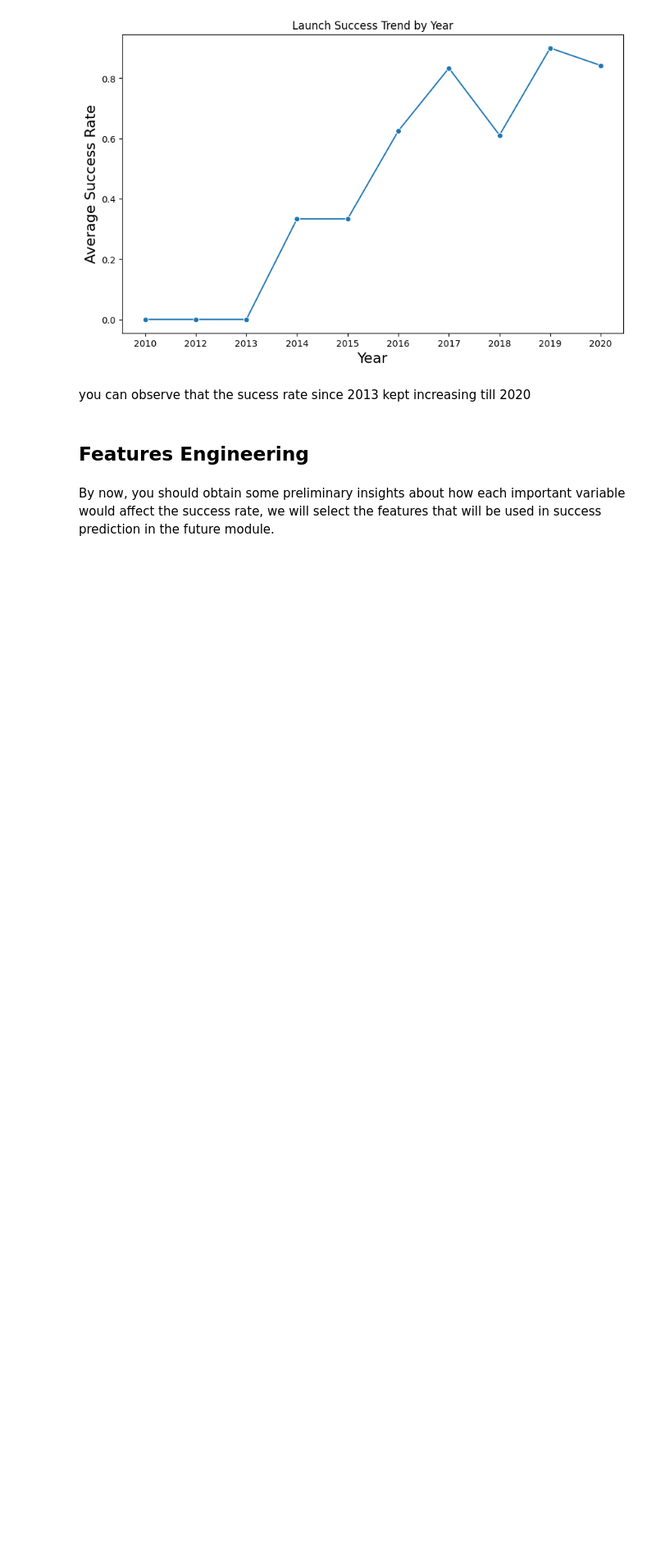
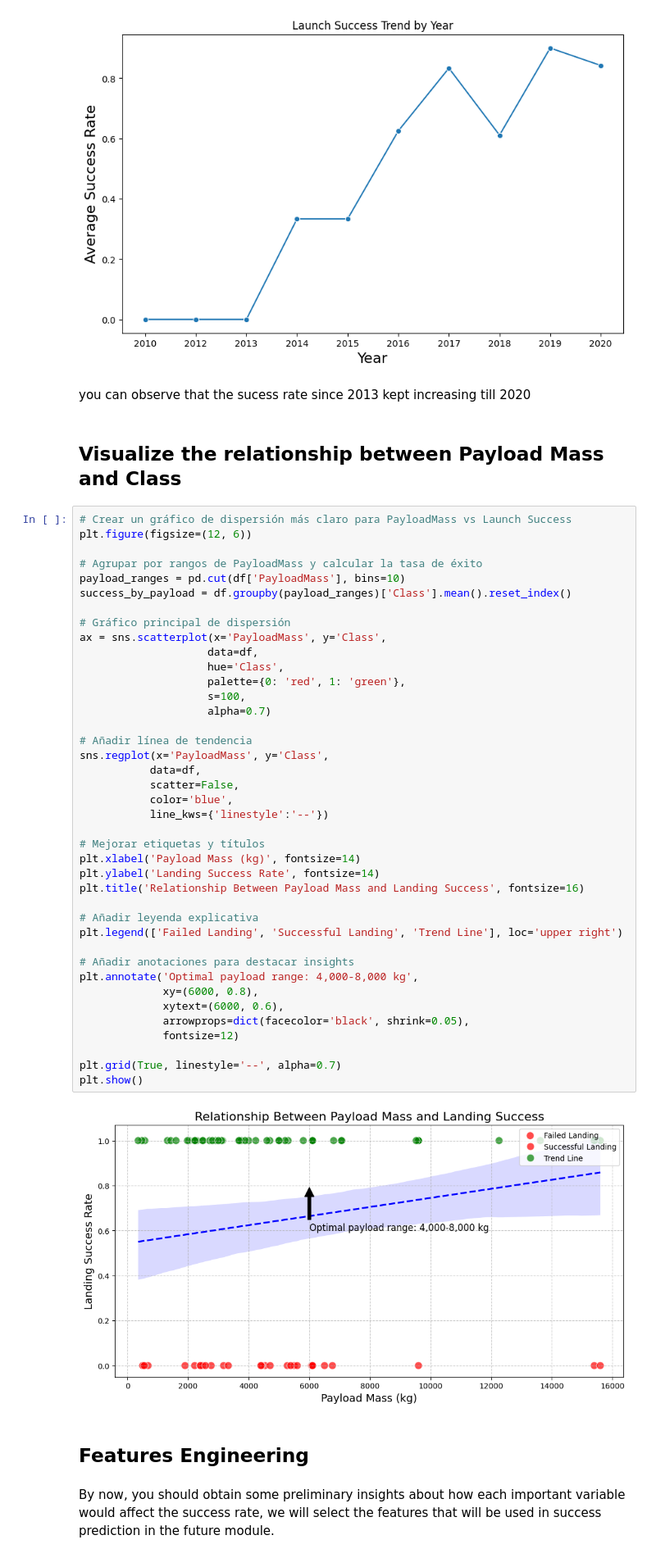
Before and after one commit to runciter2078/Falcon9-Landing-Success-Prediction, a Jupyter notebook: 05 - jupyter-labs-eda-dataviz-v2.ipynb, the cells around one changed output. Shown at 82% size. Saved outputs shown, nothing was run; the diff lists cells and outputs as text; blank space fills up the shorter version.

```diff
--- a/05 - jupyter-labs-eda-dataviz-v2.ipynb
+++ b/05 - jupyter-labs-eda-dataviz-v2.ipynb
@@ -215,6 +215,50 @@ plt.show()
 [figure]
 # %% [markdown]
 you can observe that the sucess rate since 2013 kept increasing till 2020
+# %% [markdown]
+## Visualize the relationship between Payload Mass and Class
+# %%
+# Crear un gráfico de dispersión más claro para PayloadMass vs Launch Success
+plt.figure(figsize=(12, 6))
+
+# Agrupar por rangos de PayloadMass y calcular la tasa de éxito
+payload_ranges = pd.cut(df['PayloadMass'], bins=10)
+success_by_payload = df.groupby(payload_ranges)['Class'].mean().reset_index()
+
+# Gráfico principal de dispersión
+ax = sns.scatterplot(x='PayloadMass', y='Class',
+                    data=df,
+                    hue='Class',
+                    palette={0: 'red', 1: 'green'},
+                    s=100,
+                    alpha=0.7)
+
+# Añadir línea de tendencia
+sns.regplot(x='PayloadMass', y='Class',
+           data=df,
+           scatter=False,
+           color='blue',
+           line_kws={'linestyle':'--'})
+
+# Mejorar etiquetas y títulos
+plt.xlabel('Payload Mass (kg)', fontsize=14)
+plt.ylabel('Landing Success Rate', fontsize=14)
+plt.title('Relationship Between Payload Mass and Landing Success', fontsize=16)
+
+# Añadir leyenda explicativa
+plt.legend(['Failed Landing', 'Successful Landing', 'Trend Line'], loc='upper right')
+
+# Añadir anotaciones para destacar insights
+plt.annotate('Optimal payload range: 4,000-8,000 kg',
+             xy=(6000, 0.8),
+             xytext=(6000, 0.6),
+             arrowprops=dict(facecolor='black', shrink=0.05),
+             fontsize=12)
+
+plt.grid(True, linestyle='--', alpha=0.7)
+plt.show()
+# %% [output]
+[figure, added]
 # %% [markdown]
 ## Features Engineering
 # %% [markdown]
```
Also changed, not shown: parts of 6 cells of this notebook.
